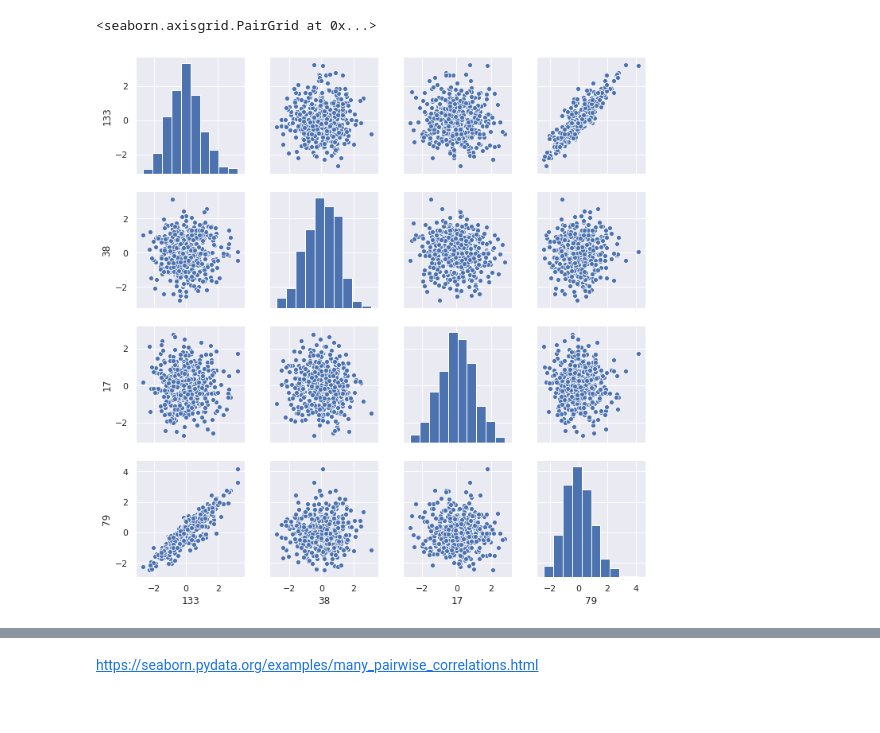
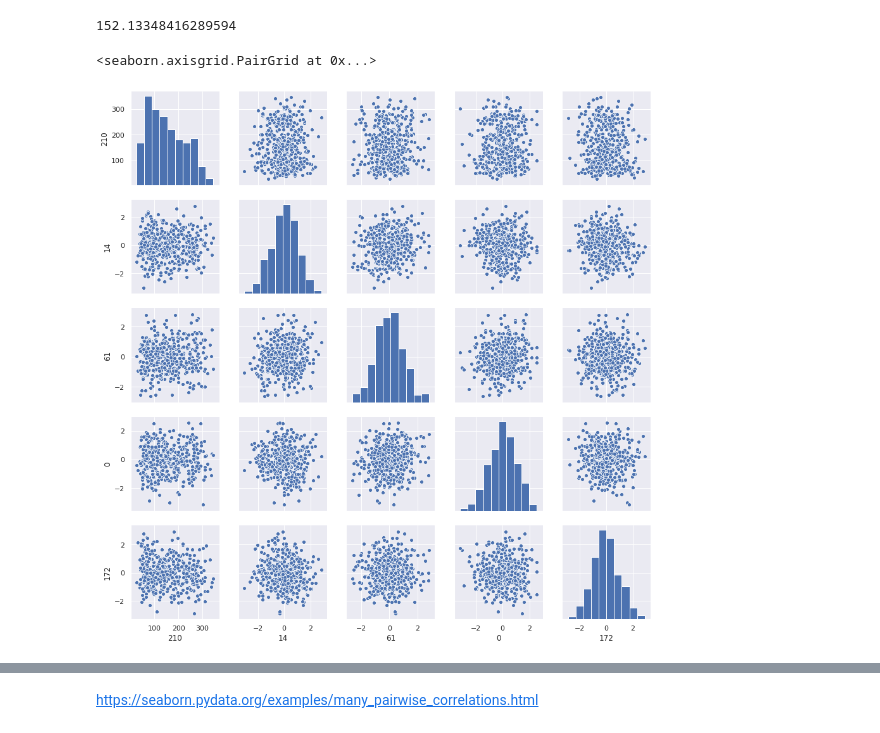
Before and after one commit to MDESSE/MDI721-Statistics, a Jupyter notebook: TP3-LASSO/MDI721-TP2-Matthieu_DESSE.ipynb, the cells around one changed output, grey strips where cells are left out. Saved outputs shown, nothing was run; the diff lists cells and outputs as text; code cells hidden in the pictures.

```diff
--- a/TP3-LASSO/MDI721-TP2-Matthieu_DESSE.ipynb
+++ b/TP3-LASSO/MDI721-TP2-Matthieu_DESSE.ipynb
@@ -23,3 +28,3 @@ from sklearn.preprocessing import scale
 # %%
-df:pd.DataFrame = pd.read_csv("data_dm3.csv",header= None, ddof)
-df.describe()
+#importation des données
+df:pd.DataFrame = pd.read_csv("data_dm3.csv",header= None)
@@ -57,6 +66,10 @@ df[range(210)].describe().loc["std"].sum()/210
+# %%
+df[210].describe().loc["mean"]
+# %% [output]
+152.13348416289594
 # %%
 #ajouter titres
-sns.pairplot(data=df[(np.random.randint(0,210,4))])
+sns.pairplot(data=df[np.append(210,(np.random.randint(0,210,4)))])
 # %% [output]
 <seaborn.axisgrid.PairGrid at 0x...>
-[figure, old version]
+[figure, new version]
```
Also changed, not shown: parts of 65 cells of this notebook.
